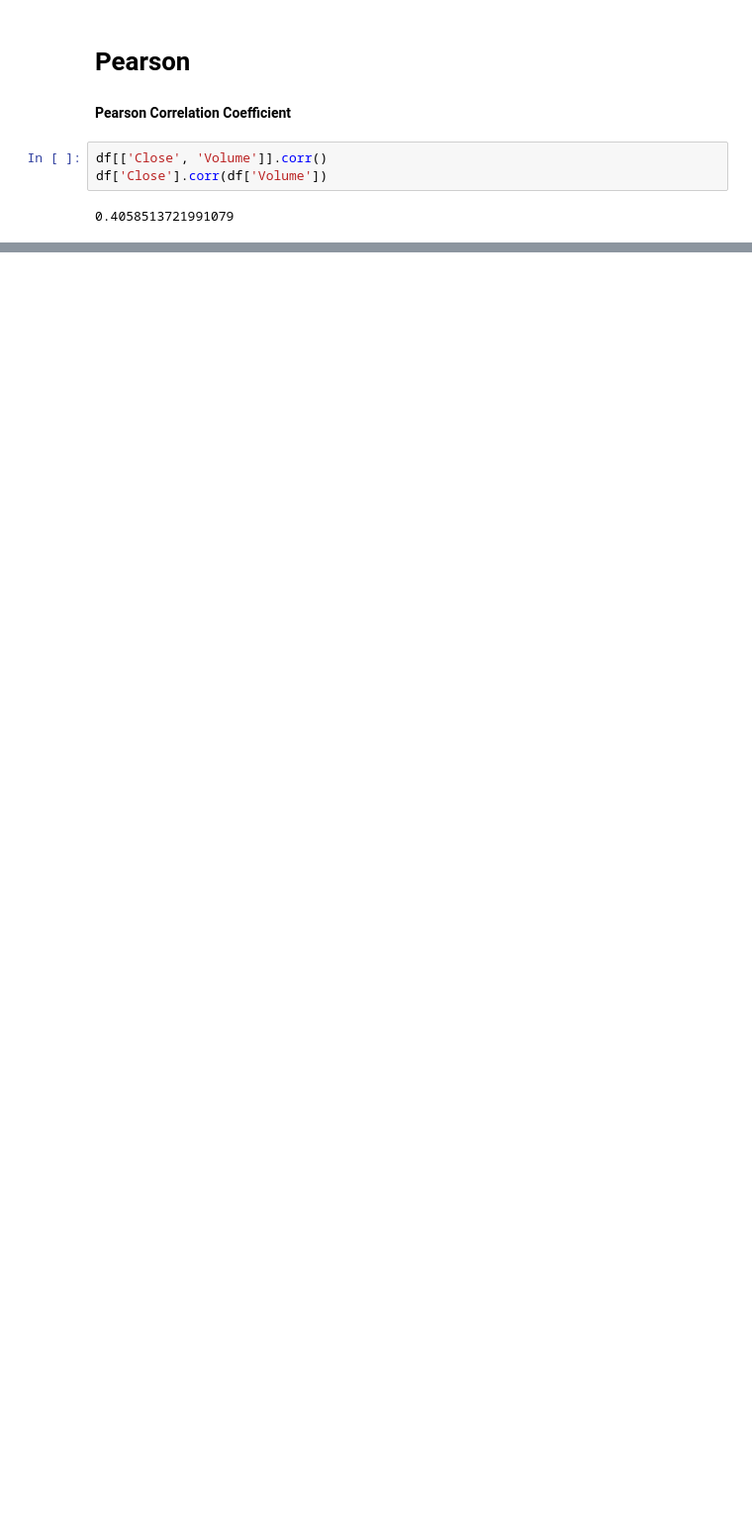
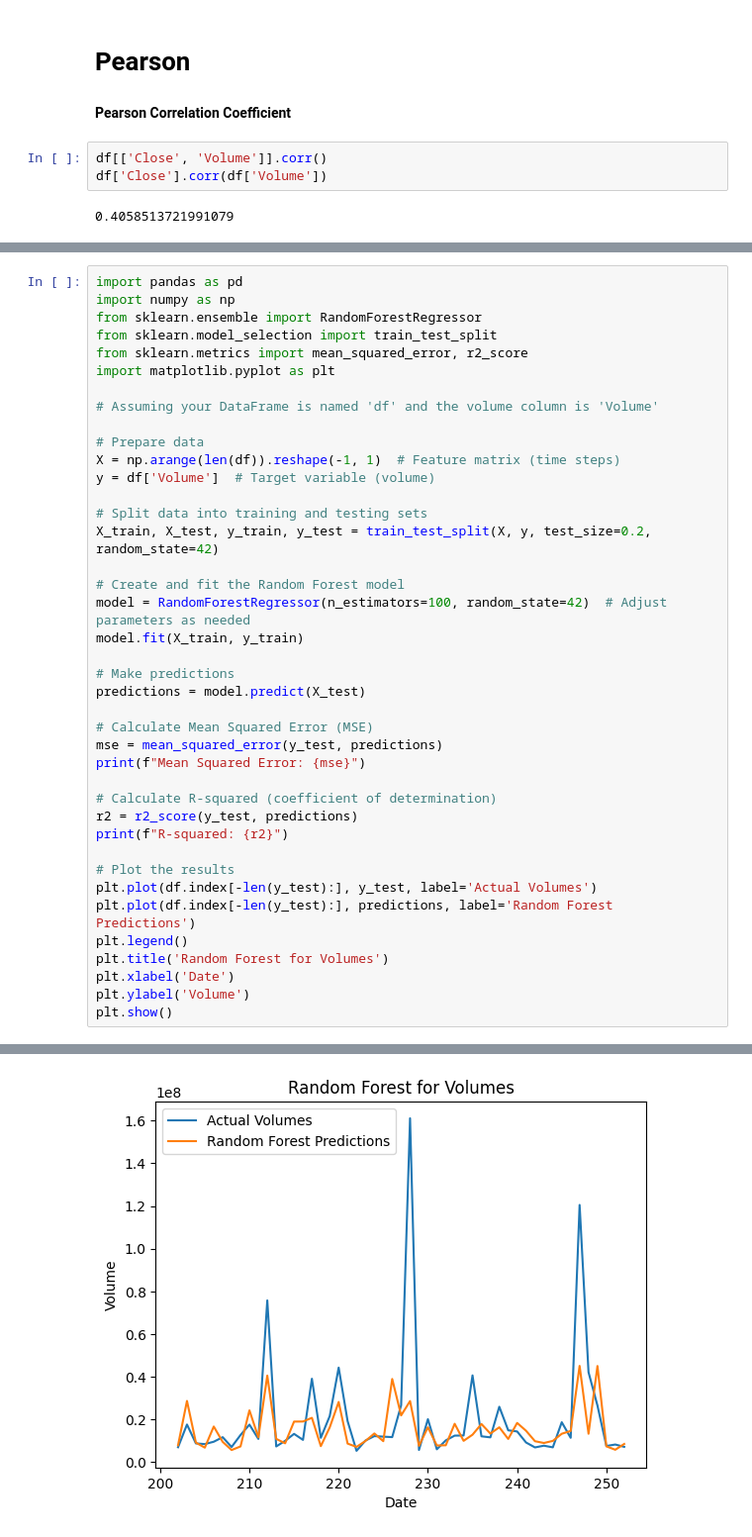
Before and after one commit to stefanciprian/rd, a Jupyter notebook: prices_and_volumes.ipynb, the cells around one changed output, grey strips where cells are left out. Shown at 99% size. Saved outputs shown, nothing was run; the diff lists cells and outputs as text; blank space fills up the shorter version.

```diff
--- a/prices_and_volumes.ipynb
+++ b/prices_and_volumes.ipynb
@@ -358,0 +392,41 @@ df['Close'].corr(df['Volume'])
+# %%
+import pandas as pd
+import numpy as np
+from sklearn.ensemble import RandomForestRegressor
+from sklearn.model_selection import train_test_split
+from sklearn.metrics import mean_squared_error, r2_score
+import matplotlib.pyplot as plt
+
+# Assuming your DataFrame is named 'df' and the volume column is 'Volume'
+
+# Prepare data
+X = np.arange(len(df)).reshape(-1, 1)  # Feature matrix (time steps)
+y = df['Volume']  # Target variable (volume)
+
+# Split data into training and testing sets
+X_train, X_test, y_train, y_test = train_test_split(X, y, test_size=0.2, random_state=42)
+
+# Create and fit the Random Forest model
+model = RandomForestRegressor(n_estimators=100, random_state=42)  # Adjust parameters as needed
+model.fit(X_train, y_train)
+
+# Make predictions
+predictions = model.predict(X_test)
+
+# Calculate Mean Squared Error (MSE)
+mse = mean_squared_error(y_test, predictions)
+print(f"Mean Squared Error: {mse}")
+
+# Calculate R-squared (coefficient of determination)
+r2 = r2_score(y_test, predictions)
+print(f"R-squared: {r2}")
+
+# Plot the results
+plt.plot(df.index[-len(y_test):], y_test, label='Actual Volumes')
+plt.plot(df.index[-len(y_test):], predictions, label='Random Forest Predictions')
+plt.legend()
+plt.title('Random Forest for Volumes')
+plt.xlabel('Date')
+plt.ylabel('Volume')
+plt.show()
+# %% [output]
@@ -358,0 +435 @@ df['Close'].corr(df['Volume'])
+[figure, added]
```
Also changed, not shown: parts of 5 cells of this notebook.
